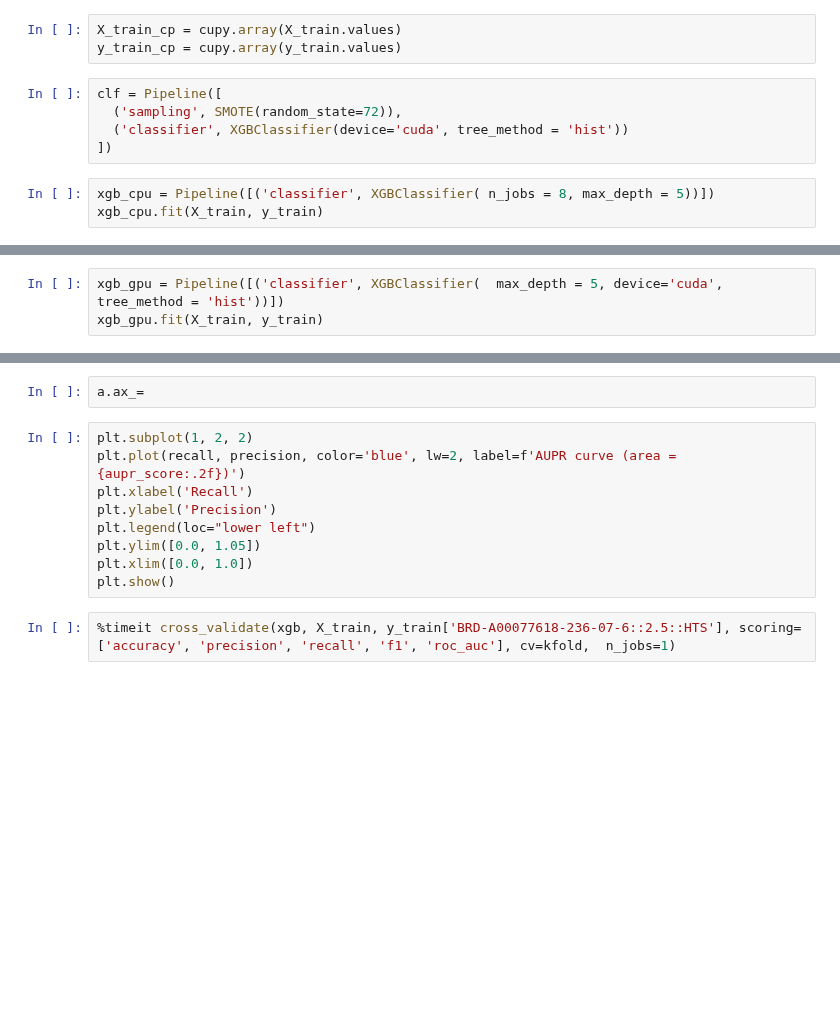
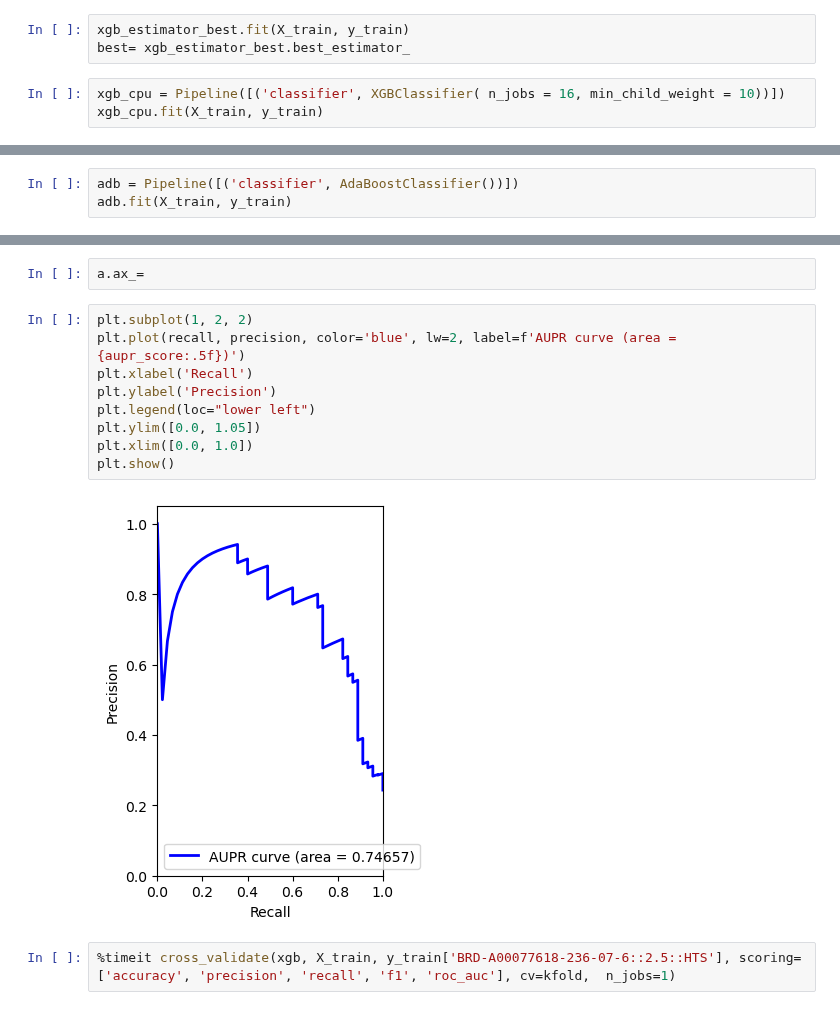
Before and after one commit to bio-info-guy/drug_sensitivity_mlpred, a Jupyter notebook: notebooks/DrugSensitivityML.ipynb, the cells around one changed output, grey strips where cells are left out. Drawn from its saved outputs; the diff is of its cells as text; blank space fills up the shorter version.

```diff
--- a/notebooks/DrugSensitivityML.ipynb
+++ b/notebooks/DrugSensitivityML.ipynb
@@ -82,11 +393,6 @@ dtrain = xgb.DMatrix(X_train.values, label=y_train.values)
 # %%
-X_train_cp = cupy.array(X_train.values)
-y_train_cp = cupy.array(y_train.values)
+xgb_estimator_best.fit(X_train, y_train)
+best= xgb_estimator_best.best_estimator_
-# %%
-clf = Pipeline([
-  ('sampling', SMOTE(random_state=72)),
-  ('classifier', XGBClassifier(device='cuda', tree_method = 'hist'))
-])
 # %%
-xgb_cpu = Pipeline([('classifier', XGBClassifier( n_jobs = 8, max_depth = 5))])
+xgb_cpu = Pipeline([('classifier', XGBClassifier( n_jobs = 16, min_child_weight = 10))])
 xgb_cpu.fit(X_train, y_train)
@@ -93,3 +416,3 @@ xgb_cpu.fit(X_train, y_train)
 # %%
-xgb_gpu = Pipeline([('classifier', XGBClassifier(  max_depth = 5, device='cuda', tree_method = 'hist'))])
-xgb_gpu.fit(X_train, y_train)
+adb = Pipeline([('classifier', AdaBoostClassifier())])
+adb.fit(X_train, y_train)
@@ -178,13 +522,15 @@ plt.legend(loc="lower right")
 a.ax_=
 # %%
 plt.subplot(1, 2, 2)
-plt.plot(recall, precision, color='blue', lw=2, label=f'AUPR curve (area = {aupr_score:.2f})')
+plt.plot(recall, precision, color='blue', lw=2, label=f'AUPR curve (area = {aupr_score:.5f})')
 plt.xlabel('Recall')
 plt.ylabel('Precision')
 plt.legend(loc="lower left")
 plt.ylim([0.0, 1.05])
 plt.xlim([0.0, 1.0])
 plt.show()
+# %% [output]
+[figure, added]
 # %%
 %timeit cross_validate(xgb, X_train, y_train['BRD-A00077618-236-07-6::2.5::HTS'], scoring=['accuracy', 'precision', 'recall', 'f1', 'roc_auc'], cv=kfold,  n_jobs=1)
 # %%
```
Also changed, not shown: parts of 39 cells of this notebook, 4 other files.
